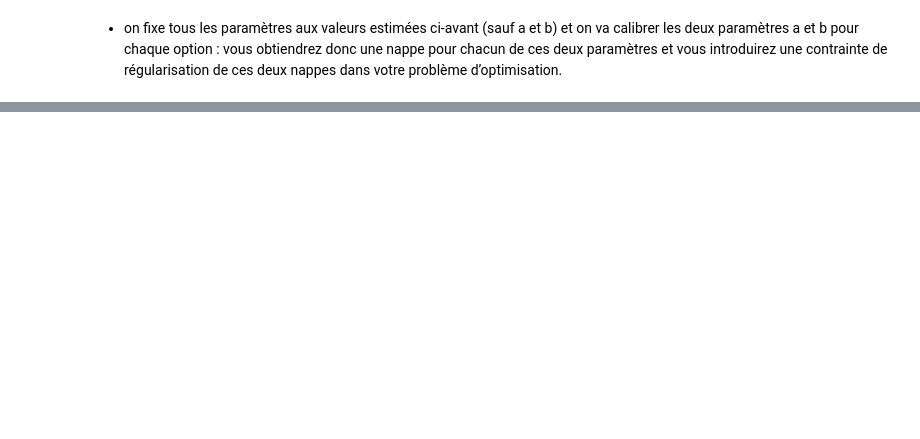
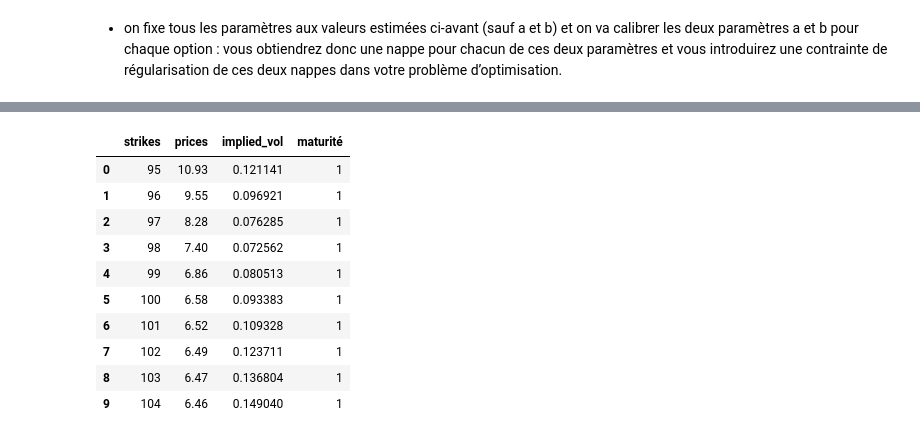
Before and after one commit to theomdvn/Calibration, a Jupyter notebook: Projet-Cal2.ipynb, the cells around one changed output, grey strips where cells are left out. Drawn from its saved outputs; the diff is of its cells as text; code cells hidden in the pictures; blank space fills up the shorter version.

```diff
--- a/Projet-Cal2.ipynb
+++ b/Projet-Cal2.ipynb
@@ -283,3 +322,32 @@ Market Price = 6.46, Difference = 5.37
+# %%
+data_12_months = {'strikes': [95, 96, 97, 98, 99, 100, 101, 102, 103, 104],
+                'prices': [10.93, 9.55, 8.28, 7.40, 6.86, 6.58, 6.52, 6.49, 6.47, 6.46]}
+data_9_months = {'strikes': [95, 96, 97, 98, 99, 100, 101, 102, 103, 104],
+                 'prices':[11.79 ,8.95 ,8.07 ,7.03 ,6.18 ,6.04 ,5.76 ,5.50 ,5.50 ,5.39]}
+data_6_months = {'strikes': [95, 96, 97, 98, 99, 100, 101, 102, 103, 104],
+                    'prices': [10.71 ,8.28 ,6.91 ,6.36 ,5.29 ,5.07 ,4.76 ,4.47 ,4.35 ,4.14]}
+data_3_months = {'strikes': [95, 96, 97, 98, 99, 100, 101, 102, 103, 104],
+                 'prices': [8.67, 7.14, 5.98, 4.93, 4.09, 3.99, 3.43, 3.01, 2.72, 2.53]}
+
+df_12_months = pd.DataFrame(data_12_months)
+df_9_months = pd.DataFrame(data_9_months)
+df_6_months = pd.DataFrame(data_6_months)
+df_3_months = pd.DataFrame(data_3_months)
+
+
+# On utilise l'algorithme de Newton Raphson pour trouver les volatilités implicites
+
+df_12_months["implied_vol"] = df_12_months.apply(lambda row: newton_raphson_implied_vol(row, S, r, 1), axis=1)
+df_9_months["implied_vol"] = df_9_months.apply(lambda row: newton_raphson_implied_vol(row, S, r, 9/12), axis=1)
+df_6_months["implied_vol"] = df_6_months.apply(lambda row: newton_raphson_implied_vol(row, S, r, 6/12), axis=1)
+df_3_months["implied_vol"] = df_3_months.apply(lambda row: newton_raphson_implied_vol(row, S, r, 3/12), axis=1)
+
+df_12_months['maturité'] =  [1]*10
+df_9_months['maturité'] = [0.75]*10
+df_6_months['maturité'] = [0.5]*10
+df_3_months['maturité'] = [0.25]*10
+
+df = pd.concat([df_12_months,df_9_months, df_6_months, df_3_months])
 # %% [markdown]
 4/ Calibrer un modèle à volatilité locale de type SVI en suivant les étapes suivantes :
 - écrire l’algorithme de valorisation d’une option avec le modèle SVI(stochastic volatility inspired), par EDP d’une part et par
@@ -367,0 +622,14 @@ votre problème d’optimisation.
+# %%
+df_12_months
+# %% [output]
+|  | strikes | prices | implied_vol | maturité |
+| 0 | 95 | 10.93 | 0.121141 | 1 |
+| 1 | 96 | 9.55 | 0.096921 | 1 |
+| 2 | 97 | 8.28 | 0.076285 | 1 |
+| 3 | 98 | 7.40 | 0.072562 | 1 |
+| 4 | 99 | 6.86 | 0.080513 | 1 |
+| 5 | 100 | 6.58 | 0.093383 | 1 |
+| 6 | 101 | 6.52 | 0.109328 | 1 |
+| 7 | 102 | 6.49 | 0.123711 | 1 |
+| 8 | 103 | 6.47 | 0.136804 | 1 |
+| 9 | 104 | 6.46 | 0.149040 | 1 |
```
Also changed, not shown: parts of 12 cells of this notebook.
